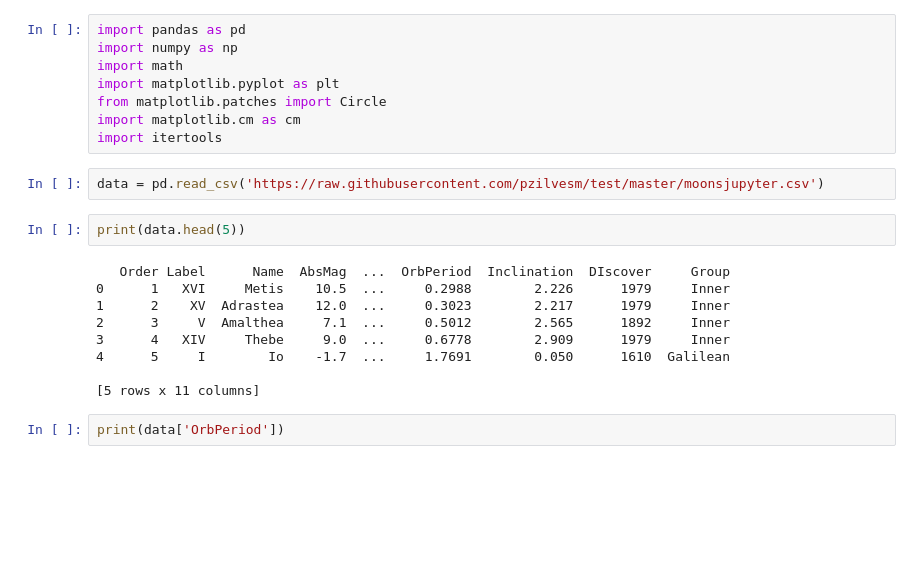
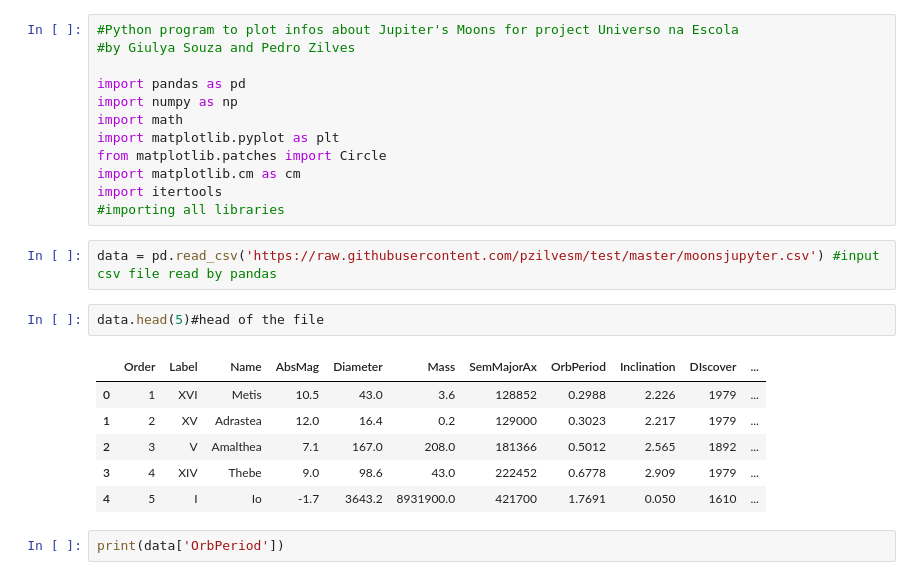
Before and after one commit to pzilvesm/moons, a Jupyter notebook: LUASJUPITER.ipynb, the cells around one changed output. Saved outputs shown, nothing was run; the diff lists cells and outputs as text; blank space fills up the shorter version.

```diff
--- a/LUASJUPITER.ipynb
+++ b/LUASJUPITER.ipynb
@@ -1,4 +1,7 @@
 # %%
+#Python program to plot infos about Jupiter's Moons for project Universo na Escola
+#by Giulya Souza and Pedro Zilves
+
 import pandas as pd
 import numpy as np
 import math
@@ -6,19 +9,18 @@ import matplotlib.pyplot as plt
 from matplotlib.patches import Circle
 import matplotlib.cm as cm
 import itertools
+#importing all libraries
 # %%
-data = pd.read_csv('https://raw.githubusercontent.com/pzilvesm/test/master/moonsjupyter.csv')
+data = pd.read_csv('https://raw.githubusercontent.com/pzilvesm/test/master/moonsjupyter.csv') #input csv file read by pandas
-# %%
-print(data.head(5))
-# %% [output]
-   Order Label      Name  AbsMag  ...  OrbPeriod  Inclination  DIscover     Group
-0      1   XVI     Metis    10.5  ...     0.2988        2.226      1979     Inner
-1      2    XV  Adrastea    12.0  ...     0.3023        2.217      1979     Inner
-2      3     V  Amalthea     7.1  ...     0.5012        2.565      1892     Inner
-3      4   XIV     Thebe     9.0  ...     0.6778        2.909      1979     Inner
-4      5     I        Io    -1.7  ...     1.7691        0.050      1610  Galilean
-
-[5 rows x 11 columns]
+# %%
+data.head(5)#head of the file
+# %% [output]
+|  | Order | Label | Name | AbsMag | Diameter | Mass | SemMajorAx | OrbPeriod | Inclination | DIscover | ... |
+| 0 | 1 | XVI | Metis | 10.5 | 43.0 | 3.6 | 128852 | 0.2988 | 2.226 | 1979 | ... |
+| 1 | 2 | XV | Adrastea | 12.0 | 16.4 | 0.2 | 129000 | 0.3023 | 2.217 | 1979 | ... |
+| 2 | 3 | V | Amalthea | 7.1 | 167.0 | 208.0 | 181366 | 0.5012 | 2.565 | 1892 | ... |
+| 3 | 4 | XIV | Thebe | 9.0 | 98.6 | 43.0 | 222452 | 0.6778 | 2.909 | 1979 | ... |
+| 4 | 5 | I | Io | -1.7 | 3643.2 | 8931900.0 | 421700 | 1.7691 | 0.050 | 1610 | ... |
 # %%
 print(data['OrbPeriod'])
 # %% [output]
```
Also changed, not shown: parts of 5 cells of this notebook.
